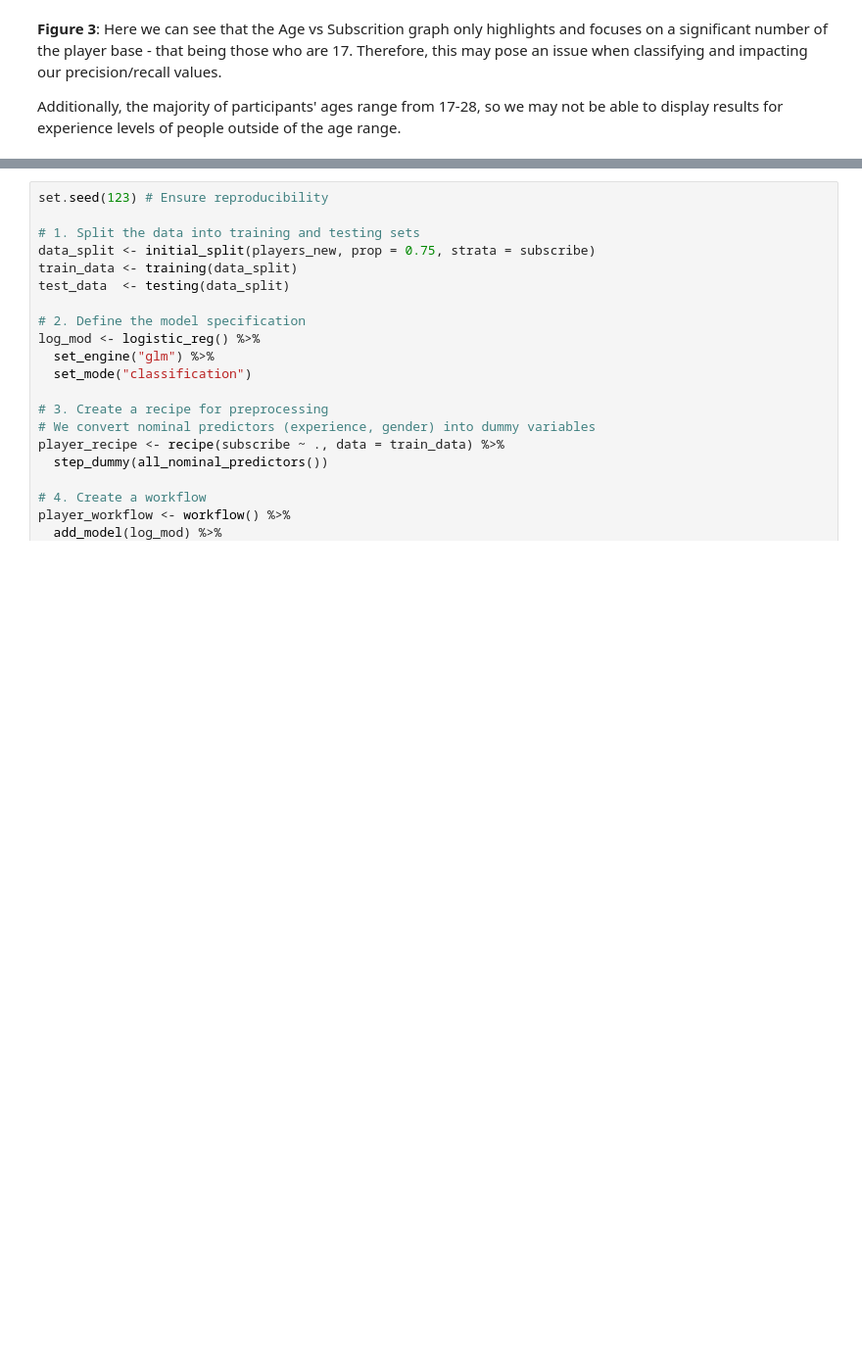
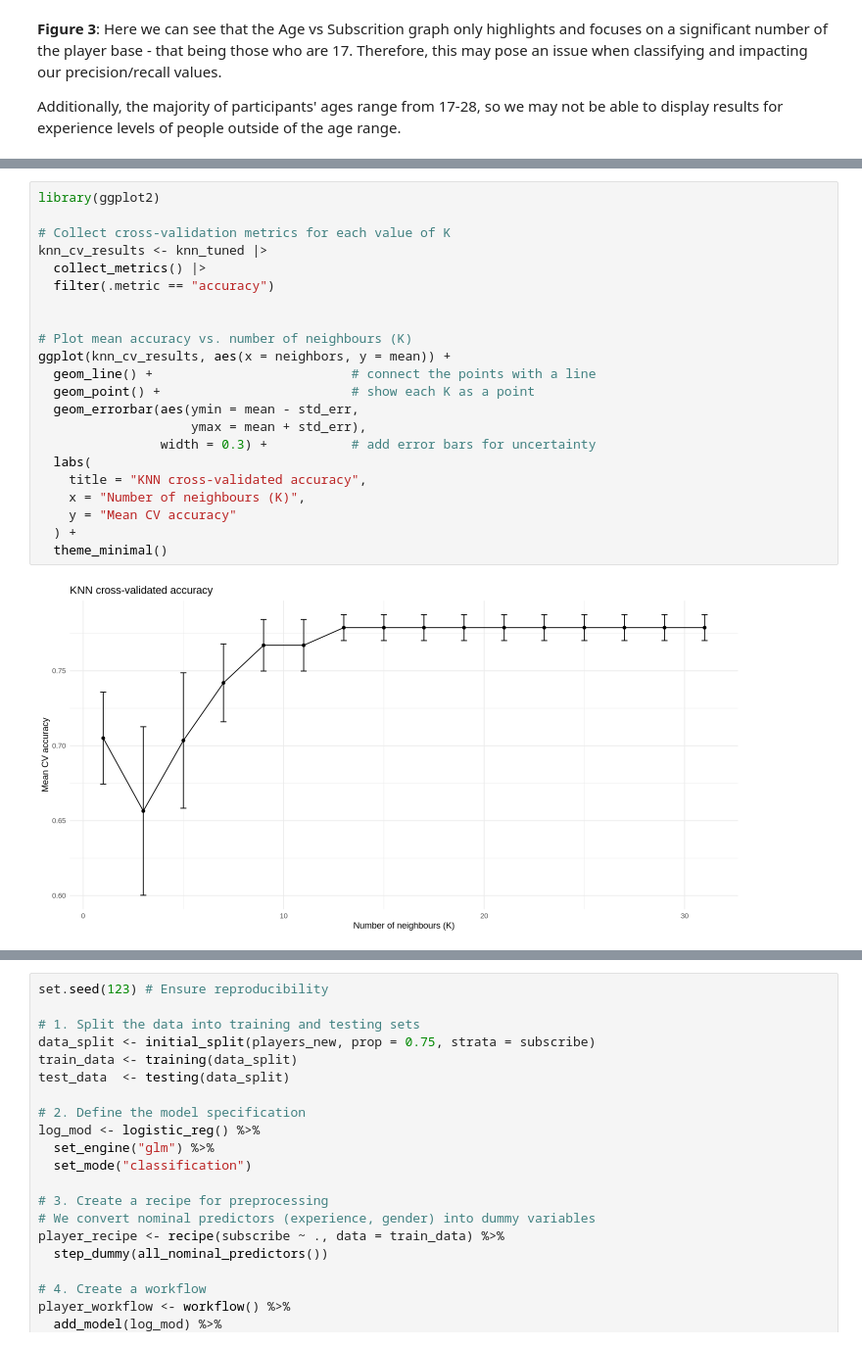
Before and after one commit to AjayAntonio77/DSCI-100-Final-Project, a Jupyter notebook: Final Group Project (R).ipynb, the cells around one changed output, grey strips where cells are left out. Shown at 98% size. Cells and saved outputs as stored; diff of their text form; blank space fills up the shorter version.

```diff
--- a/Final Group Project (R).ipynb
+++ b/Final Group Project (R).ipynb
@@ -326,0 +413,24 @@ To predict the binary outcome (subscribe: TRUE/FALSE), we employed a Logistic Re
+# %%
+library(ggplot2)
+
+# Collect cross-validation metrics for each value of K
+knn_cv_results <- knn_tuned |>
+  collect_metrics() |>
+  filter(.metric == "accuracy")
+
+
+# Plot mean accuracy vs. number of neighbours (K)
+ggplot(knn_cv_results, aes(x = neighbors, y = mean)) +
+  geom_line() +                          # connect the points with a line
+  geom_point() +                         # show each K as a point
+  geom_errorbar(aes(ymin = mean - std_err,
+                    ymax = mean + std_err),
+                width = 0.3) +           # add error bars for uncertainty
+  labs(
+    title = "KNN cross-validated accuracy",
+    x = "Number of neighbours (K)",
+    y = "Mean CV accuracy"
+  ) +
+  theme_minimal()
+# %% [output]
+[figure, added]
```
Also changed, not shown: parts of 7 cells of this notebook.
